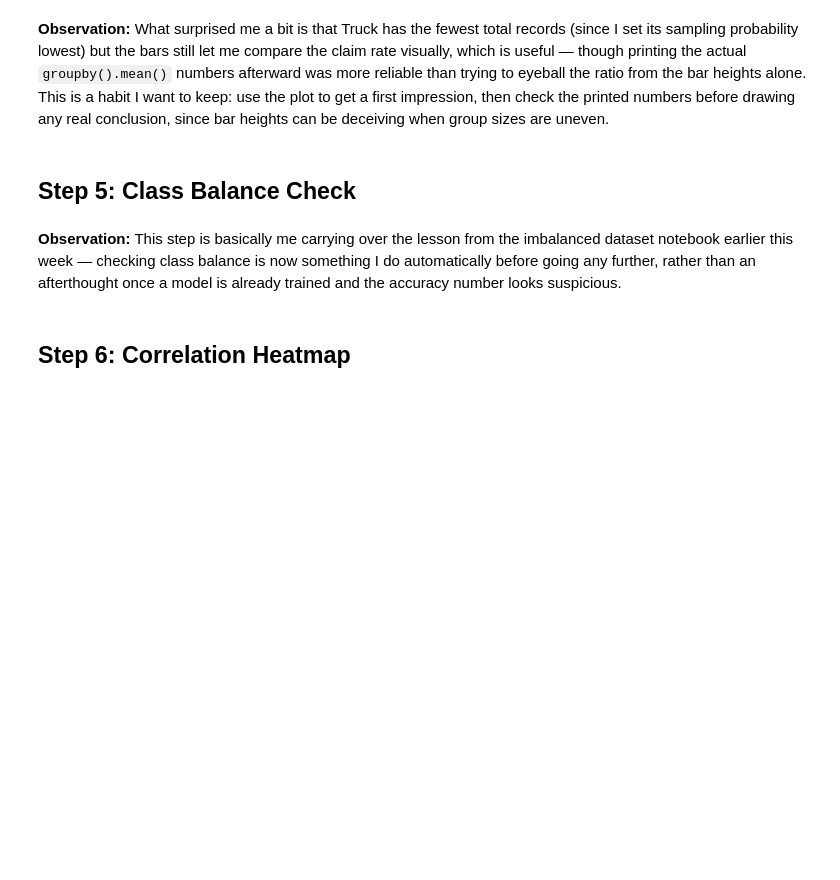
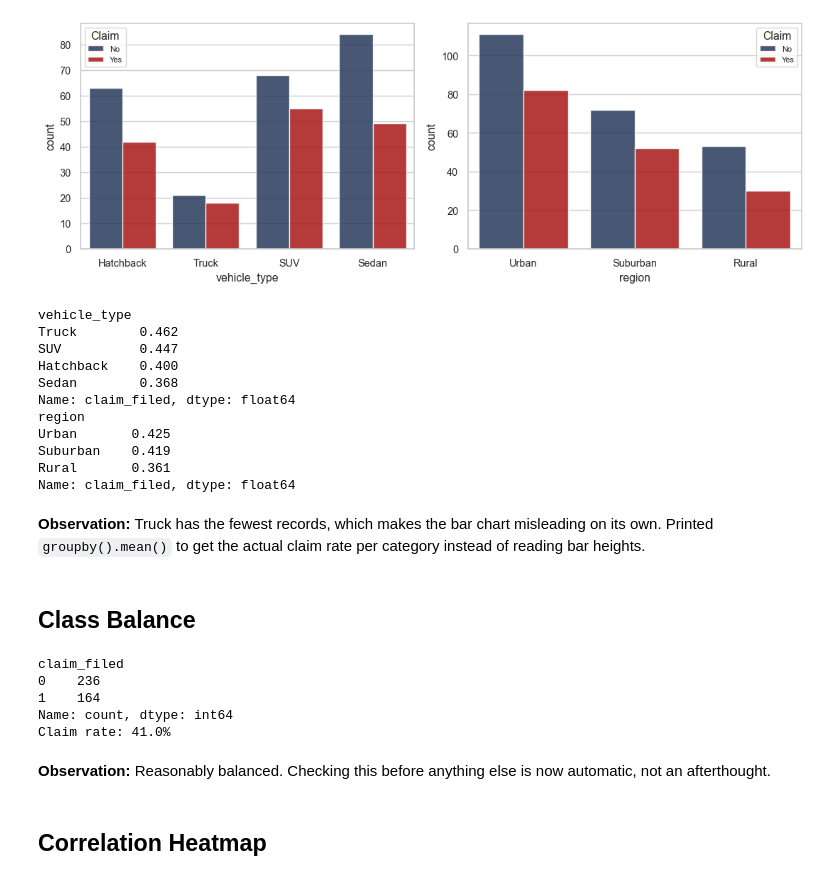
Before and after one commit to mohitkhyalia1/sos_2026, a Jupyter notebook: Week 2/eda_practice.ipynb, the cells around one changed output. Cells and saved outputs as stored; diff of their text form; code cells hidden in the pictures; blank space fills up the shorter version.

```diff
--- a/Week 2/eda_practice.ipynb
+++ b/Week 2/eda_practice.ipynb
@@ -121,25 +126,31 @@ plt.show()
 # %%
 fig, axes = plt.subplots(1, 2, figsize=(11, 4))
-
 sns.countplot(x='vehicle_type', hue='claim_filed', data=df, ax=axes[0],
               palette={0: '#1F3864', 1: '#C00000'}, alpha=0.85)
-axes[0].set_title('Claims by Vehicle Type')
-axes[0].legend(title='Claim Filed', labels=['No', 'Yes'], fontsize=8)
-
+axes[0].legend(title='Claim', labels=['No', 'Yes'], fontsize=8)
 sns.countplot(x='region', hue='claim_filed', data=df, ax=axes[1],
               palette={0: '#1F3864', 1: '#C00000'}, alpha=0.85)
-axes[1].set_title('Claims by Region')
-axes[1].legend(title='Claim Filed', labels=['No', 'Yes'], fontsize=8)
-
+axes[1].legend(title='Claim', labels=['No', 'Yes'], fontsize=8)
 plt.tight_layout()
-plt.savefig('eda_categorical_counts.png', dpi=150)
 plt.show()
 
-print('Claim rate by vehicle type:')
 print(df.groupby('vehicle_type')['claim_filed'].mean().round(3).sort_values(ascending=False))
-print('\nClaim rate by region:')
 print(df.groupby('region')['claim_filed'].mean().round(3).sort_values(ascending=False))
+# %% [output]
+[figure, added]
+vehicle_type
+Truck        0.462
+SUV          0.447
+Hatchback    0.400
+Sedan        0.368
+Name: claim_filed, dtype: float64
+region
+Urban       0.425
+Suburban    0.419
+Rural       0.361
+Name: claim_filed, dtype: float64
-# %% [markdown]
-**Observation:** What surprised me a bit is that Truck has the fewest total records (since I set its sampling probability lowest) but the bars still let me compare the claim rate visually, which is useful — though printing the actual `groupby().mean()` numbers afterward was more reliable than trying to eyeball the ratio from the bar heights alone. This is a habit I want to keep: use the plot to get a first impression, then check the printed numbers before drawing any real conclusion, since bar heights can be deceiving when group sizes are uneven.
+# %% [markdown]
+**Observation:**
+Truck has the fewest records, which makes the bar chart misleading on its own. Printed `groupby().mean()` to get the actual claim rate per category instead of reading bar heights.
 # %% [markdown]
-## Step 5: Class Balance Check
+## Class Balance
@@ -157,7 +157,17 @@ else:
-# %% [markdown]
-**Observation:** This step is basically me carrying over the lesson from the imbalanced dataset notebook earlier this week — checking class balance is now something I do automatically before going any further, rather than an afterthought once a model is already trained and the accuracy number looks suspicious.
+# %%
+print(df['claim_filed'].value_counts())
+print(f'Claim rate: {df["claim_filed"].mean()*100:.1f}%')
+# %% [output]
+claim_filed
+0    236
+1    164
+Name: count, dtype: int64
+Claim rate: 41.0%
+# %% [markdown]
+**Observation:**
+Reasonably balanced. Checking this before anything else is now automatic, not an afterthought.
 # %% [markdown]
-## Step 6: Correlation Heatmap
+## Correlation Heatmap
 # %%
 corr_cols = ['vehicle_age', 'driver_age', 'annual_mileage', 'claim_filed']
 corr_matrix = df[corr_cols].corr().round(2)
```
Also changed, not shown: parts of 27 cells of this notebook, 11 other files.
